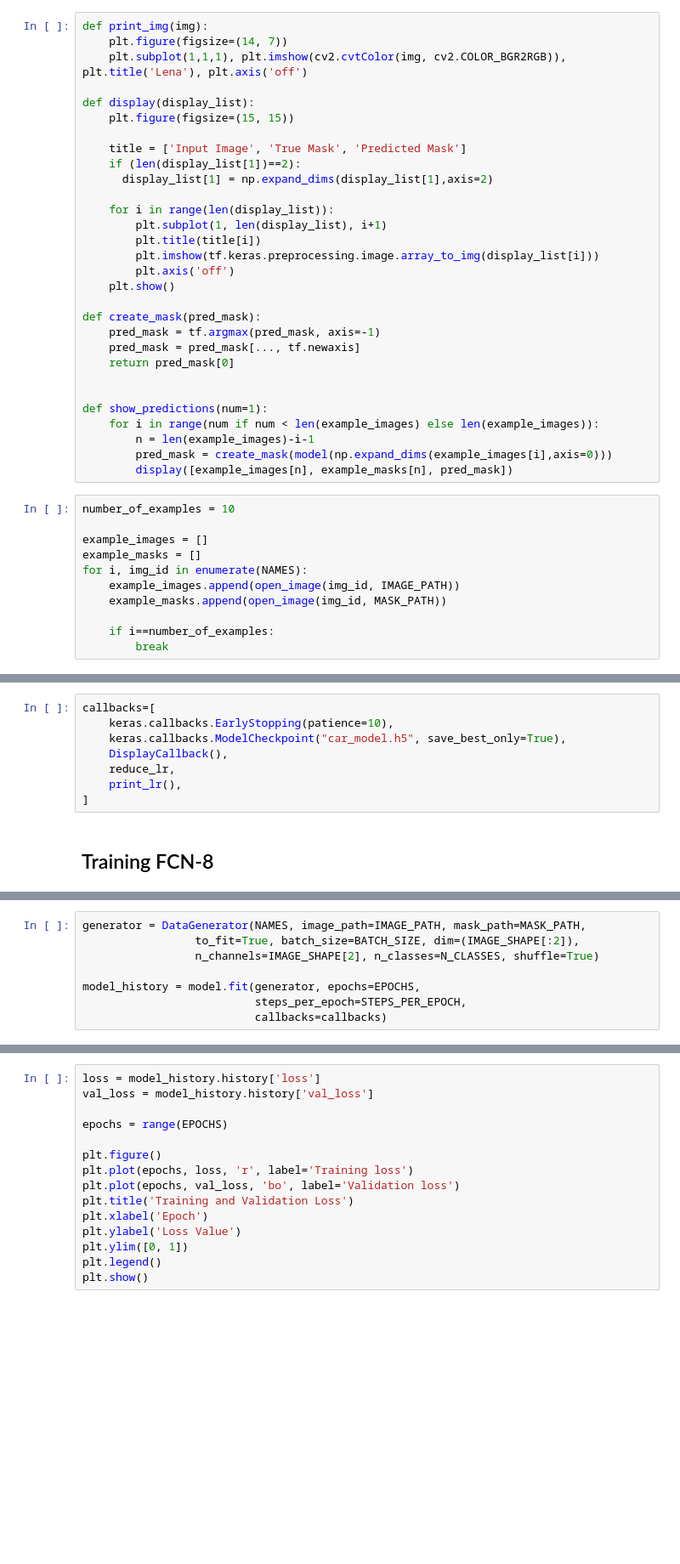
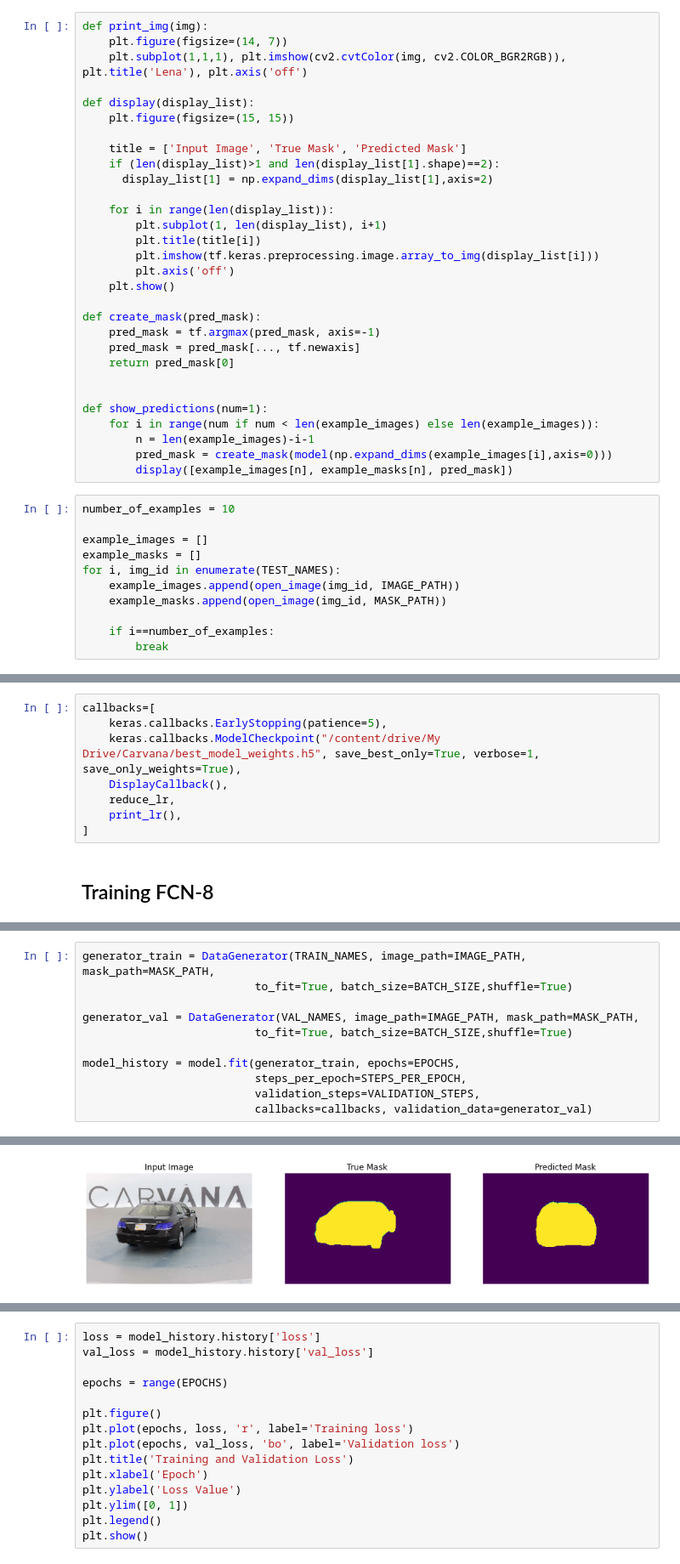
Before and after one commit to giacomogreggio/computer-vision-project, a Jupyter notebook: Carvana_image_masking_challenge.ipynb, the cells around one changed output, grey strips where cells are left out. Shown: that part at 85% size. Drawn from its saved outputs; the diff is of its cells as text; blank space fills up the shorter version.

```diff
--- a/Carvana_image_masking_challenge.ipynb
+++ b/Carvana_image_masking_challenge.ipynb
@@ -89,7 +96,7 @@ def display(display_list):
     plt.figure(figsize=(15, 15))
 
     title = ['Input Image', 'True Mask', 'Predicted Mask']
-    if (len(display_list[1])==2):
+    if (len(display_list)>1 and len(display_list[1].shape)==2):
       display_list[1] = np.expand_dims(display_list[1],axis=2)
 
     for i in range(len(display_list)):
@@ -115,7 +122,7 @@ number_of_examples = 10
 
 example_images = []
 example_masks = []
-for i, img_id in enumerate(NAMES):
+for i, img_id in enumerate(TEST_NAMES):
     example_images.append(open_image(img_id, IMAGE_PATH))
     example_masks.append(open_image(img_id, MASK_PATH))
 
@@ -357,8 +331,8 @@ class print_lr(tf.keras.callbacks.Callback):
 reduce_lr = tf.keras.callbacks.ReduceLROnPlateau(monitor='loss', factor=0.1, patience=1, min_lr=1**-10)
 # %%
 callbacks=[
-    keras.callbacks.EarlyStopping(patience=10),
-    keras.callbacks.ModelCheckpoint("car_model.h5", save_best_only=True),
+    keras.callbacks.EarlyStopping(patience=5),
+    keras.callbacks.ModelCheckpoint("/content/drive/My Drive/Carvana/best_model_weights.h5", save_best_only=True, verbose=1, save_only_weights=True),
     DisplayCallback(),
     reduce_lr,
     print_lr(),
@@ -374,11 +348,14 @@ tf.keras.utils.plot_model(model, show_shapes=True)
 # %%
-generator = DataGenerator(NAMES, image_path=IMAGE_PATH, mask_path=MASK_PATH,
-                 to_fit=True, batch_size=BATCH_SIZE, dim=(IMAGE_SHAPE[:2]),
-                 n_channels=IMAGE_SHAPE[2], n_classes=N_CLASSES, shuffle=True)
+generator_train = DataGenerator(TRAIN_NAMES, image_path=IMAGE_PATH, mask_path=MASK_PATH,
+                          to_fit=True, batch_size=BATCH_SIZE,shuffle=True)
 
-model_history = model.fit(generator, epochs=EPOCHS,
+generator_val = DataGenerator(VAL_NAMES, image_path=IMAGE_PATH, mask_path=MASK_PATH,
+                          to_fit=True, batch_size=BATCH_SIZE,shuffle=True)
+
+model_history = model.fit(generator_train, epochs=EPOCHS,
                           steps_per_epoch=STEPS_PER_EPOCH,
-                          callbacks=callbacks)
+                          validation_steps=VALIDATION_STEPS,
+                          callbacks=callbacks, validation_data=generator_val)
 # %% [output]
 Current Learning rate : 0.10000000149011612
 Epoch 1/50
@@ -384,0 +363 @@ Epoch 1/50
+[figure, added]
```
Also changed, not shown: parts of 12 cells of this notebook.
